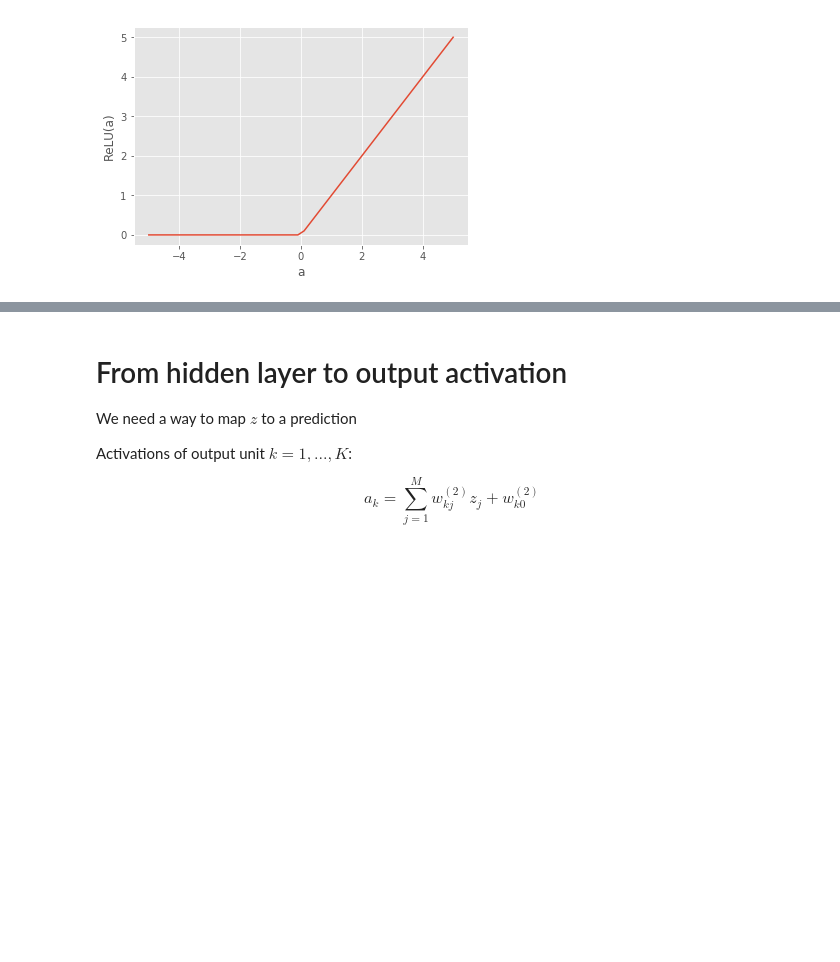
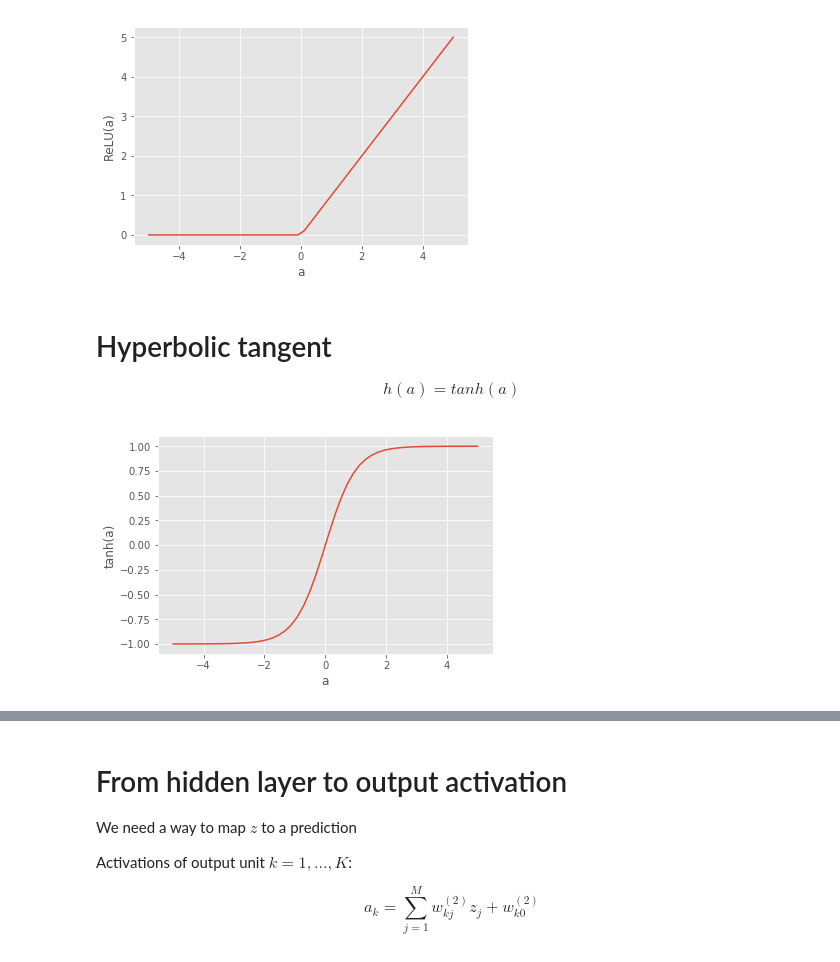
Before and after one commit to mbjoseph/intro-neural-nets-sklearn, a Jupyter notebook: slides.ipynb, the cells around one changed output, grey strips where cells are left out. Drawn from its saved outputs; the diff is of its cells as text; code cells hidden in the pictures; blank space fills up the shorter version.

```diff
--- a/slides.ipynb
+++ b/slides.ipynb
@@ -123,4 +119,15 @@ plt.ylabel("ReLU(a)")
 plt.show()
 # %% [output]
 [figure]
+# %% [markdown]
+# Hyperbolic tangent
+
+$$h(a) = tanh(a)$$
+# %%
+plt.plot(x, np.tanh(x))
+plt.xlabel("a")
+plt.ylabel("tanh(a)")
+plt.show()
+# %% [output]
+[figure, added]
 # %% [markdown]
```
Also changed, not shown: parts of 8 cells of this notebook, 1 other file.
